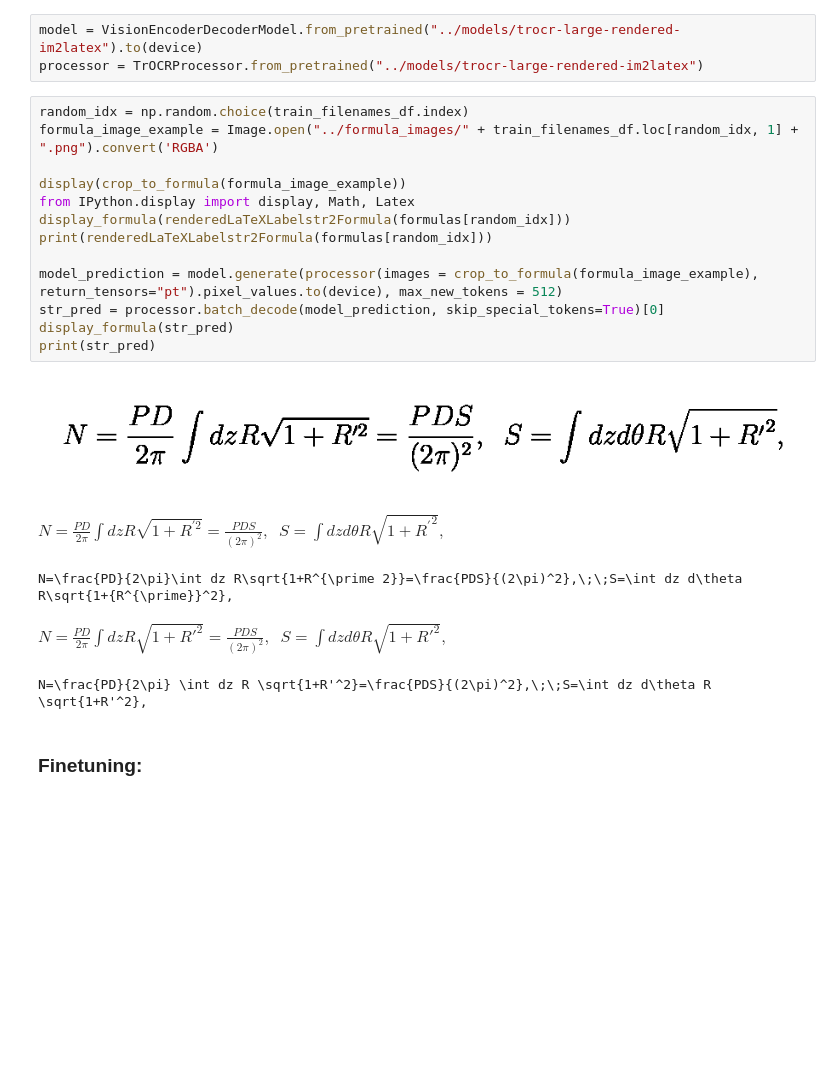
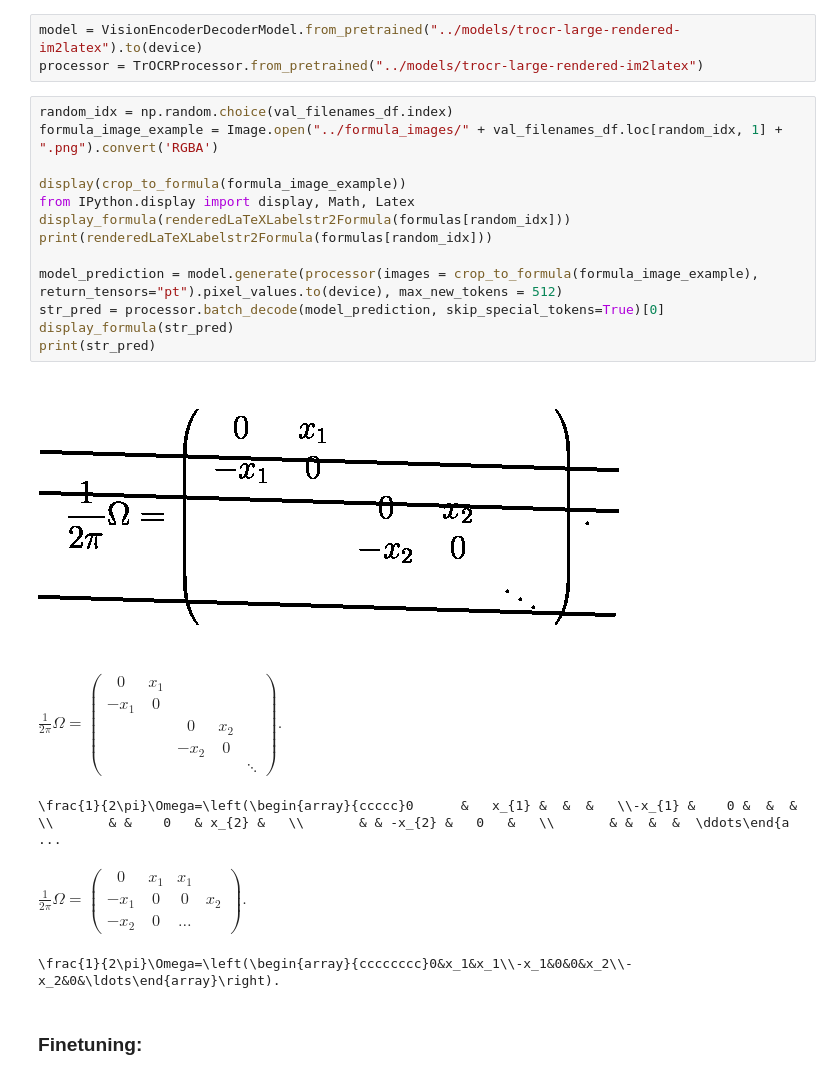
Before and after one commit to leonlenk/LaTeX_OCR, a Jupyter notebook: scripts/TrOCR.ipynb, the cells around one changed output. Drawn from its saved outputs; the diff is of its cells as text; blank space fills up the shorter version.

Commit message:
Final update with latest trained model (pretrained with augmentation).

```diff
--- a/scripts/TrOCR.ipynb
+++ b/scripts/TrOCR.ipynb
@@ -267,26 +267,26 @@ Max length: 998
 model = VisionEncoderDecoderModel.from_pretrained("../models/trocr-large-rendered-im2latex").to(device)
 processor = TrOCRProcessor.from_pretrained("../models/trocr-large-rendered-im2latex")
 # %%
-random_idx = np.random.choice(train_filenames_df.index)
-formula_image_example = Image.open("../formula_images/" + train_filenames_df.loc[random_idx, 1] + ".png").convert('RGBA')
+random_idx = np.random.choice(val_filenames_df.index)
+formula_image_example = Image.open("../formula_images/" + val_filenames_df.loc[random_idx, 1] + ".png").convert('RGBA')
 
 display(crop_to_formula(formula_image_example))
 from IPython.display import display, Math, Latex
 display_formula(renderedLaTeXLabelstr2Formula(formulas[random_idx]))
 print(renderedLaTeXLabelstr2Formula(formulas[random_idx]))
 
 model_prediction = model.generate(processor(images = crop_to_formula(formula_image_example), return_tensors="pt").pixel_values.to(device), max_new_tokens = 512)
 str_pred = processor.batch_decode(model_prediction, skip_special_tokens=True)[0]
 display_formula(str_pred)
 print(str_pred)
 # %% [output]
-[figure, old version]
+[figure, new version]
-$\displaystyle N=\frac{PD}{2\pi}\int dz R\sqrt{1+R^{\prime 2}}=\frac{PDS}{(2\pi)^2},\;\;S=\int dz d\theta R\sqrt{1+{R^{\prime}}^2},
+$\displaystyle \frac{1}{2\pi}\Omega=\left(\begin{array}{ccccc}0      &   x_{1} &  &  &   \\-x_{1} &    0 &  &  &	\\       & &    0   & x_{2} &   \\       & & -x_{2} &   0   &   \\       & &  &  &  \ddots\end{array}\right).
 $
-N=\frac{PD}{2\pi}\int dz R\sqrt{1+R^{\prime 2}}=\frac{PDS}{(2\pi)^2},\;\;S=\int dz d\theta R\sqrt{1+{R^{\prime}}^2},
+\frac{1}{2\pi}\Omega=\left(\begin{array}{ccccc}0      &   x_{1} &  &  &   \\-x_{1} &    0 &  &  &       \\       & &    0   & x_{2} &   \\       & & -x_{2} &   0   &   \\       & &  &  &  \ddots\end{a ...
-$\displaystyle N=\frac{PD}{2\pi} \int dz R \sqrt{1+R'^2}=\frac{PDS}{(2\pi)^2},\;\;S=\int dz d\theta R \sqrt{1+R'^2},
+$\displaystyle \frac{1}{2\pi}\Omega=\left(\begin{array}{cccccccc}0&x_1&x_1\\-x_1&0&0&x_2\\-x_2&0&\ldots\end{array}\right).
 $
-N=\frac{PD}{2\pi} \int dz R \sqrt{1+R'^2}=\frac{PDS}{(2\pi)^2},\;\;S=\int dz d\theta R \sqrt{1+R'^2},
+\frac{1}{2\pi}\Omega=\left(\begin{array}{cccccccc}0&x_1&x_1\\-x_1&0&0&x_2\\-x_2&0&\ldots\end{array}\right).
 # %% [markdown]
 ### Finetuning:
 # %%
```
Also changed, not shown: parts of 7 cells of this notebook, 3 other files.
